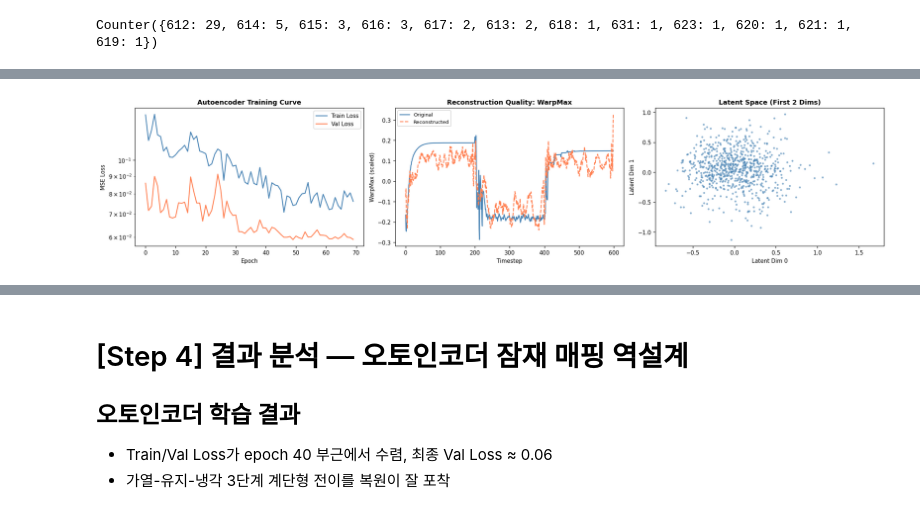
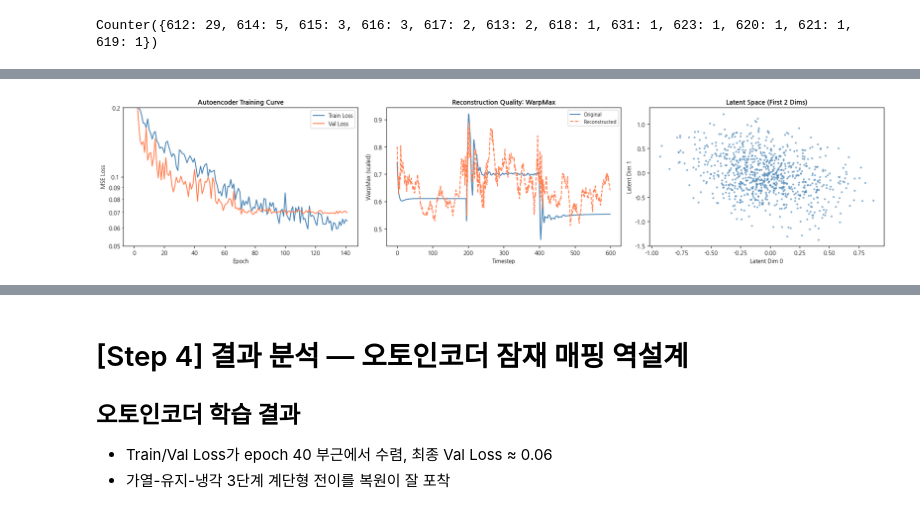
Before and after one commit to amadda0616-hash/Flipchip_surrogate, a Jupyter notebook: JH/Flipchip surrogate v2.ipynb, the cells around one changed output, grey strips where cells are left out. Cells and saved outputs as stored; diff of their text form; code cells hidden in the pictures.

```diff
--- a/JH/Flipchip surrogate v2.ipynb
+++ b/JH/Flipchip surrogate v2.ipynb
@@ -110,3 +100,17 @@ print('위에 한글이 정상 출력되면 성공')
 캐시 삭제: fontlist-v390.json
 [figure]
 위에 한글이 정상 출력되면 성공
+# %%
+# ====================================================================
+# [Matplotlib 수식(Log 스케일 등) 마이너스 기호 깨짐 방지 패치]
+# ====================================================================
+import matplotlib.pyplot as plt
+
+# 1. 일반 축의 마이너스 기호 깨짐 방지
+plt.rcParams['axes.unicode_minus'] = False
+
+# 2. 수식(MathText) 렌더링 폰트를 명시적으로 분리하여 지정
+# 한글 폰트(NanumGothic)가 수식의 '-' 기호에 간섭하지 못하도록 방어합니다.
+plt.rcParams['mathtext.fontset'] = 'dejavusans'
+
+print("✅ 마이너스 기호 및 수식 폰트 패치 완료! (이제 10^-1 이 정상 출력됩니다)")
@@ -1732,7 +1743,7 @@ print(f'텐서 폴더   : {TENSOR_DIR}')
 # 디버깅용: 각 파일의 행 수 분포 확인
 from collections import Counter
 row_counts = []
-for row_id in survived_ids[:50]:  # 처음 50개만 샘플 체크
+for row_id in sorted(survived_ids)[:50]:  # set → sorted list로 변환 후 슬라이싱
     fpath = os.path.join(CSV_FOLDER, f'ML_DATA_Extract_Row_{row_id}.csv')
     df_tmp = pd.read_csv(fpath)
     row_counts.append(len(df_tmp))
@@ -1964,10 +1987,10 @@ print(f'  Decoder 방식: Upsample(nearest) + Conv1d (체커보드 아티팩트
 # 원본 ~900개 시계열의 복원 오차(MSE)를 최소화
 # 라벨(P1~P6)이 필요 없으므로 전체 데이터를 비지도로 학습
 
-AE_EPOCHS     = 200       # 에포크 수
+AE_EPOCHS     = 400       # 에포크 수
 AE_BATCH_SIZE = 32        # 배치 크기
 AE_LR         = 1e-3      # 학습률
-AE_PATIENCE   = 20        # Early Stopping 인내심
+AE_PATIENCE   = 40       # Early Stopping 인내심
 
 print(f'\n[4] 오토인코더 학습 시작 (epochs={AE_EPOCHS}, batch={AE_BATCH_SIZE}, lr={AE_LR})')
 
@@ -2078,38 +2105,50 @@ ax.set_title('Autoencoder Training Curve', fontweight='bold')
 ax.legend()
 ax.set_yscale('log')
 
-# --- (B) 복원 품질 예시 (첫 번째 검증 샘플의 WarpMax 채널) ---
+# [추가/수정 1] 지수 표기(10^-1)를 소수점(0.1, 0.01)으로 강제 포맷팅
+formatter = ticker.FuncFormatter(lambda y, _: '{:g}'.format(y))
+ax.yaxis.set_major_formatter(formatter)
+ax.yaxis.set_minor_formatter(formatter)
+
+# [추가/수정 2] Y축 범위를 0.05 ~ 0.20 내외로 고정하여 수렴 구간 집중 확대
+# (데이터의 시작점과 수렴점이 잘 보이도록 상하단을 조율했습니다. 필요시 숫자 변경 가능)
+ax.set_ylim(0.05, 0.20)
+
+# --- (B) 복원 품질 예시 (검증 샘플 중 무작위 1개 선택) ---
 ax = axes[1]
 ae_model.eval()
 with torch.no_grad():
-    sample_x = X_tensor[val_idx[0]:val_idx[0]+1].to(device)
+    # val_idx 중에서 무작위 인덱스 하나를 뽑음
+    rand_idx = np.random.randint(0, len(val_idx))
+    sample_x = X_tensor[val_idx[rand_idx]:val_idx[rand_idx]+1].to(device)
     sample_recon, _ = ae_model(sample_x)
+
     sample_x_np = sample_x.cpu().numpy()[0]           # (7, 617)
     sample_recon_np = sample_recon.cpu().numpy()[0]    # (7, 617)
 
 # WarpMax 채널 (index 0) 비교
 ch_idx = 0
 ax.plot(sample_x_np[ch_idx], label='Original', color='steelblue', linewidth=1.5)
 ax.plot(sample_recon_np[ch_idx], label='Reconstructed', color='coral', linewidth=1.5, linestyle='--')
 ax.set_xlabel('Timestep')
 ax.set_ylabel(f'{CORE_7_CHANNELS[ch_idx]} (scaled)')
 ax.set_title(f'Reconstruction Quality: {CORE_7_CHANNELS[ch_idx]}', fontweight='bold')
 ax.legend(fontsize=8)
 
 # --- (C) 잠재 공간 2D 시각화 (t-SNE 대신 첫 2차원 사용) ---
 ax = axes[2]
 ae_model.eval()
 with torch.no_grad():
     all_z = ae_model.encoder(X_tensor.to(device)).cpu().numpy()  # (N, 32)
 ax.scatter(all_z[:, 0], all_z[:, 1], s=5, alpha=0.5, c='steelblue')
 ax.set_xlabel('Latent Dim 0')
 ax.set_ylabel('Latent Dim 1')
 ax.set_title('Latent Space (First 2 Dims)', fontweight='bold')
 
 plt.tight_layout()
 plt.show()
 # %% [output]
-[figure, old version]
+[figure, new version]
 # %%
 # ====================================================================
 # [6. 잠재 벡터 추출 (전체 데이터)]
```
Also changed, not shown: parts of 42 cells of this notebook, 6 other files.
